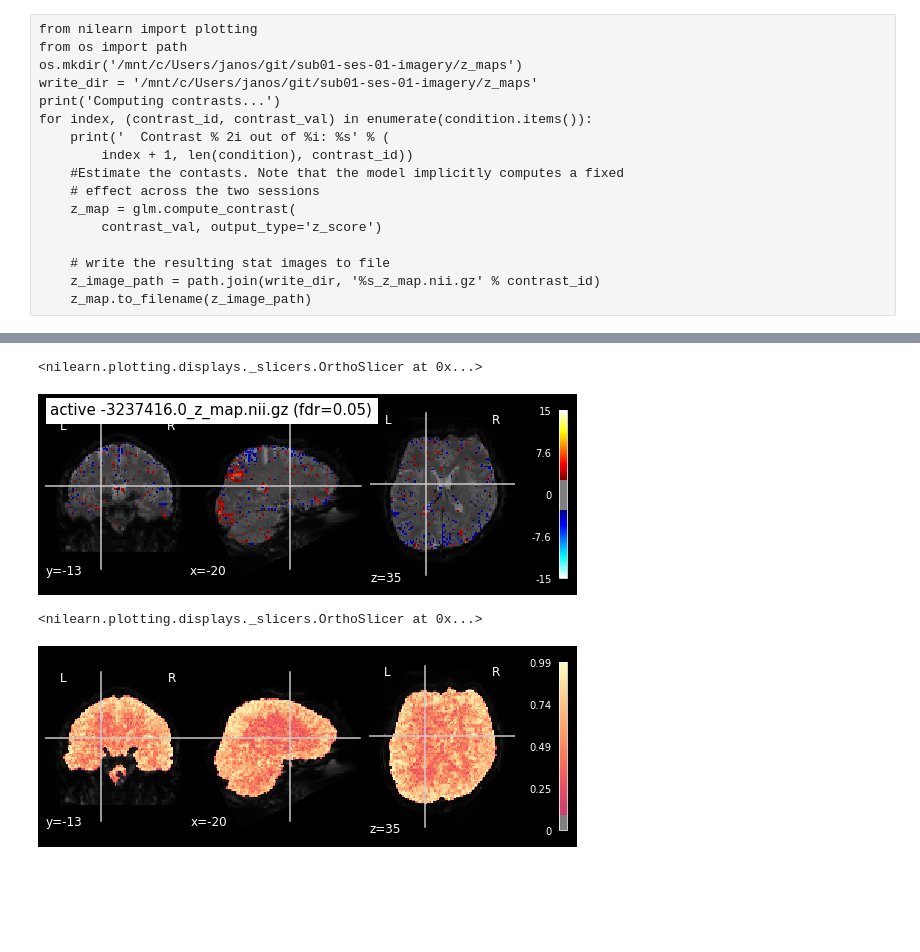
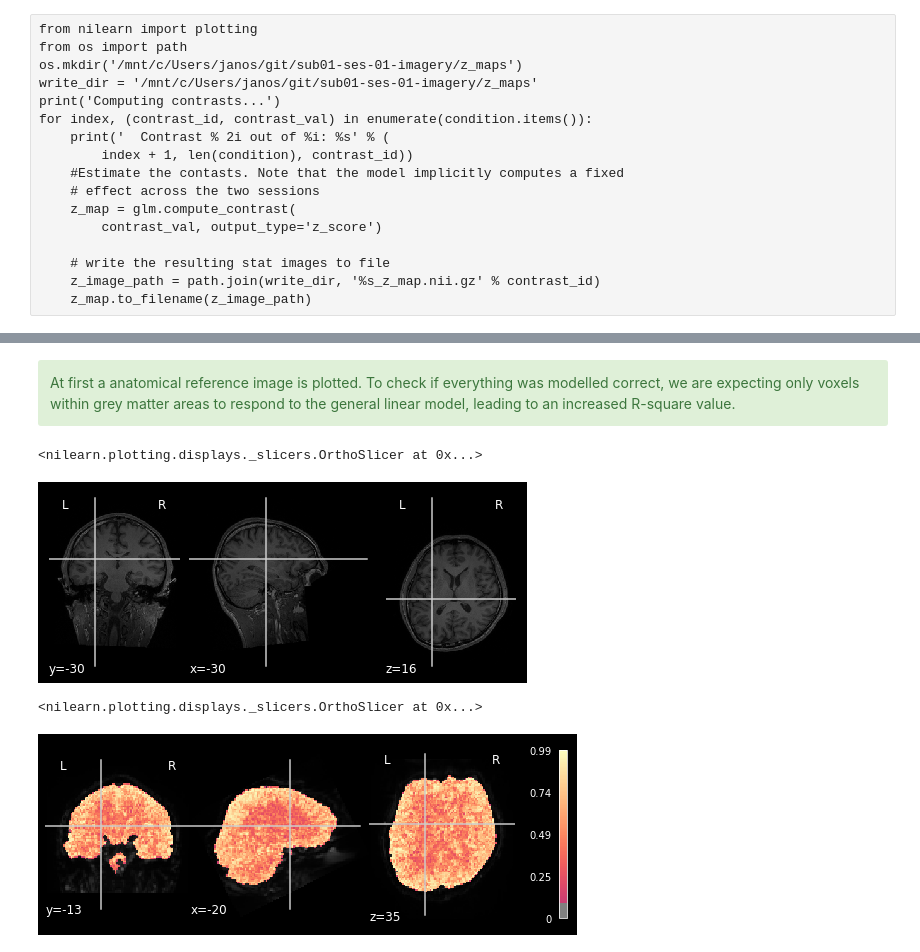
Before and after one commit to JNPauli/Banter, a Jupyter notebook: data/General_linear_model.ipynb, the cells around one changed output, grey strips where cells are left out. Cells and saved outputs as stored; diff of their text form; code cells hidden in the pictures; blank space fills up the shorter version.

```diff
--- a/data/General_linear_model.ipynb
+++ b/data/General_linear_model.ipynb
@@ -528,18 +517,20 @@ plotting.plot_stat_map(glm.r_square[0], bg_img=mean_img_, threshold=.1,
-# %%
-os.chdir('/mnt/c/Users/janos/git/sub01-ses-01-imagery/z_maps')
-coordinates = (-20,-13,35)
-plot_stat_map('active -1443537.0_z_map.nii.gz', bg_img=mean_img_, threshold=threshold,
-        display_mode='ortho', cut_coords=coordinates, black_bg=True,
-        title='{activation} (fdr=0.05)'.format(activation = file))
-# %% [output]
-<nilearn.plotting.displays._slicers.OrthoSlicer at 0x...>
-[figure, removed]
-# %%
-tu = (0,0,0)
-from nilearn import plotting
-plotting.plot_stat_map(glm.r_square[0], bg_img=mean_img_all[0], threshold=.1,
-                       display_mode='ortho', cut_coords=t, cmap='magma')
-# %% [output]
-<nilearn.plotting.displays._slicers.OrthoSlicer at 0x...>
-[figure, removed]
+# %% [markdown]
+<div class="alert alert-block alert-success">
+At first a anatomical reference image is plotted. To check if everything was modelled correct, we are expecting only voxels within grey matter areas to respond to the general linear model, leading to an increased R-square value.</div>
+# %%
+path_ref_img = '/home/jpauli/ds001506/sub-01/ses-anatomy/anat'
+coordinates_anat = (-30,-30,16)
+ref_anat_T1 = os.path.join(path_ref_img ,'sub-01_ses-anatomy_T1w.nii.gz')
+plot_anat(ref_anat_T1, display_mode='ortho', cut_coords = coordinates_anat)
+# %% [output]
+<nilearn.plotting.displays._slicers.OrthoSlicer at 0x...>
+[figure, added]
+# %%
+from nilearn import plotting
+coordinates_func = (-20,-13,35)
+plotting.plot_stat_map(glm.r_square[0], bg_img=mean_img_all[0], threshold=.1,
+                       display_mode='ortho', cut_coords=coordinates_func, cmap='magma')
+# %% [output]
+<nilearn.plotting.displays._slicers.OrthoSlicer at 0x...>
+[figure, added]
 # %%
```
Also changed, not shown: parts of 16 cells of this notebook.
